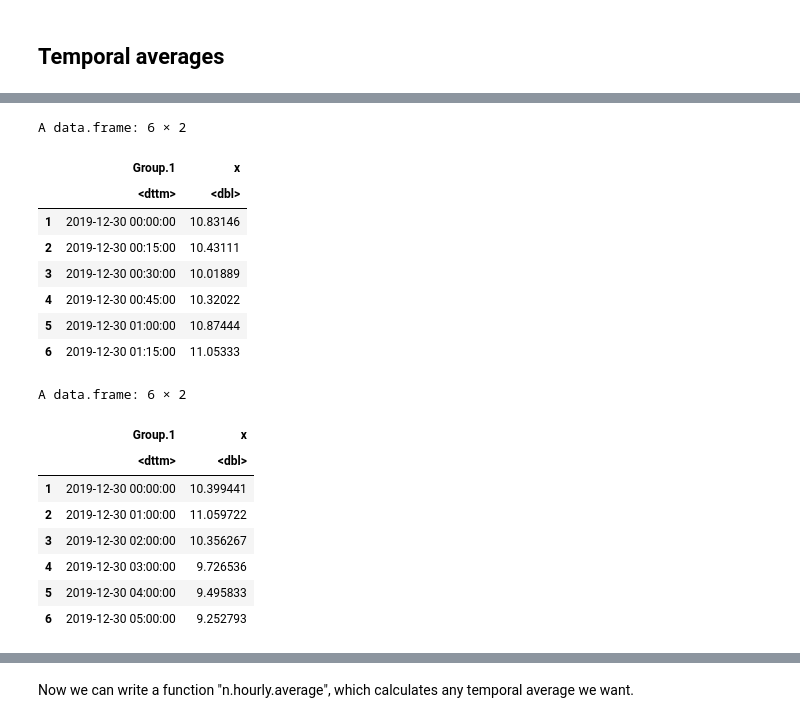
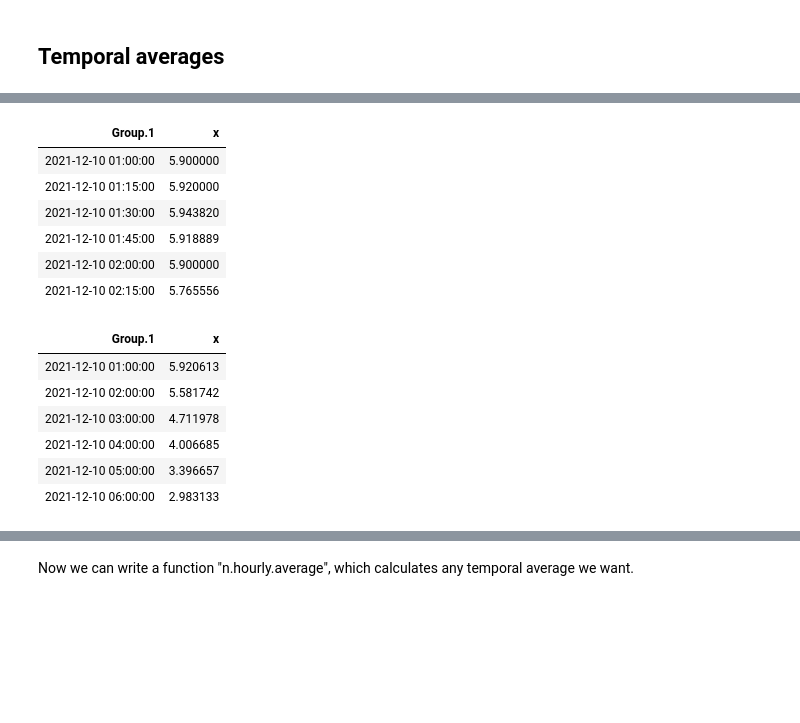
Before and after one commit to yildizanil/jupyter_r, a Jupyter notebook: Data Management and Analysis (in R).ipynb, the cells around one changed output, grey strips where cells are left out. Saved outputs shown, nothing was run; the diff lists cells and outputs as text; code cells hidden in the pictures; blank space fills up the shorter version.

```diff
--- a/Data Management and Analysis (in R).ipynb
+++ b/Data Management and Analysis (in R).ipynb
@@ -118,8 +118,8 @@ construct_link <- function(start,end) {
     link_part1 <- "https://api.ngif.urbanobservatory.ac.uk/api/v2/sensors/timeseries/"
     link_part2 <- "54780465-b11a-4d6c-8465-d82db47d69df/"
     link_part3 <- "historic?startTime="
-    link_part4 <- paste0(start,".000Z&")
-    link_part5 <- paste0("endTime=",end,".000Z&outputAs=csv")
+    link_part4 <- paste0(start,"T00:00:00.000Z&")
+    link_part5 <- paste0("endTime=",end,"T00:00:00.000Z&outputAs=csv")
     link <- paste0(link_part1, link_part2, link_part3, link_part4, link_part5)
     return(link)
     }
@@ -166,0 +135,7 @@ start
+# %%
+# getting the time 7 days before the system time
+time_1w <- Sys.Date() - 7
+time_1w
+# converting time_1mo to character
+start <- as.character(time_1w)
+start
@@ -832,4 +786,5 @@ tail(raw_data)
 # %%
-start <- as.POSIXct("2019-12-30 00:00:00","UTC")
-end <- as.POSIXct("2020-01-06 00:00:00","UTC")
-time.steps.15min <- seq(start,end,60*15)
+start <- as.POSIXct(Sys.Date() - 7)
+end <- as.POSIXct(Sys.Date())
+time_steps_15min <- seq(start, end, 60 * 15)
+time_steps_15min
@@ -836,31 +809,31 @@ time.steps.15min <- seq(start,end,60*15)
 # %%
-which.step.15min <- findInterval(as.POSIXct(raw.data[,1],tz="UTC"),time.steps.15min)
+which_step_15min <- findInterval(as.POSIXct(raw_data[, 1], tz = "UTC"), time_steps_15min)
 # %%
-airtemp.15min <- aggregate(raw.data[,2],list(time.steps.15min[which.step.15min]),mean,na.rm=T)
-head(airtemp.15min)
+airtemp_15min <- aggregate(raw_data[, 2],
+                           list(time_steps_15min[which_step_15min]),
+                           mean, na.rm = T)
+head(airtemp_15min)
 # %% [output]
-A data.frame: 6 × 2
-|  | Group.1 | x |
-|  | <dttm> | <dbl> |
-| 1 | 2019-12-30 00:00:00 | 10.83146 |
-| 2 | 2019-12-30 00:15:00 | 10.43111 |
-| 3 | 2019-12-30 00:30:00 | 10.01889 |
-| 4 | 2019-12-30 00:45:00 | 10.32022 |
-| 5 | 2019-12-30 01:00:00 | 10.87444 |
-| 6 | 2019-12-30 01:15:00 | 11.05333 |
+| Group.1 | x |
+| 2021-12-10 01:00:00 | 5.900000 |
+| 2021-12-10 01:15:00 | 5.920000 |
+| 2021-12-10 01:30:00 | 5.943820 |
+| 2021-12-10 01:45:00 | 5.918889 |
+| 2021-12-10 02:00:00 | 5.900000 |
+| 2021-12-10 02:15:00 | 5.765556 |
 # %%
-time.steps.1h <- seq(start,end,60*60)
-which.step.1h <- findInterval(as.POSIXct(raw.data[,1],tz="UTC"),time.steps.1h)
-airtemp.1h <- aggregate(raw.data[,2],list(time.steps.1h[which.step.1h]),mean,na.rm=T)
-head(airtemp.1h)
+time_steps_1h <- seq(start, end, 60 * 60)
+which_step_1h <- findInterval(as.POSIXct(raw_data[, 1], tz = "UTC"), time_steps_1h)
+airtemp_1h <- aggregate(raw_data[, 2],
+                        list(time_steps_1h[which_step_1h]),
+                        mean, na.rm = T)
+head(airtemp_1h)
 # %% [output]
-A data.frame: 6 × 2
-|  | Group.1 | x |
-|  | <dttm> | <dbl> |
-| 1 | 2019-12-30 00:00:00 | 10.399441 |
-| 2 | 2019-12-30 01:00:00 | 11.059722 |
-| 3 | 2019-12-30 02:00:00 | 10.356267 |
-| 4 | 2019-12-30 03:00:00 | 9.726536 |
-| 5 | 2019-12-30 04:00:00 | 9.495833 |
-| 6 | 2019-12-30 05:00:00 | 9.252793 |
+| Group.1 | x |
+| 2021-12-10 01:00:00 | 5.920613 |
+| 2021-12-10 02:00:00 | 5.581742 |
+| 2021-12-10 03:00:00 | 4.711978 |
+| 2021-12-10 04:00:00 | 4.006685 |
+| 2021-12-10 05:00:00 | 3.396657 |
+| 2021-12-10 06:00:00 | 2.983133 |
 # %%
```
Also changed, not shown: parts of 33 cells of this notebook.
